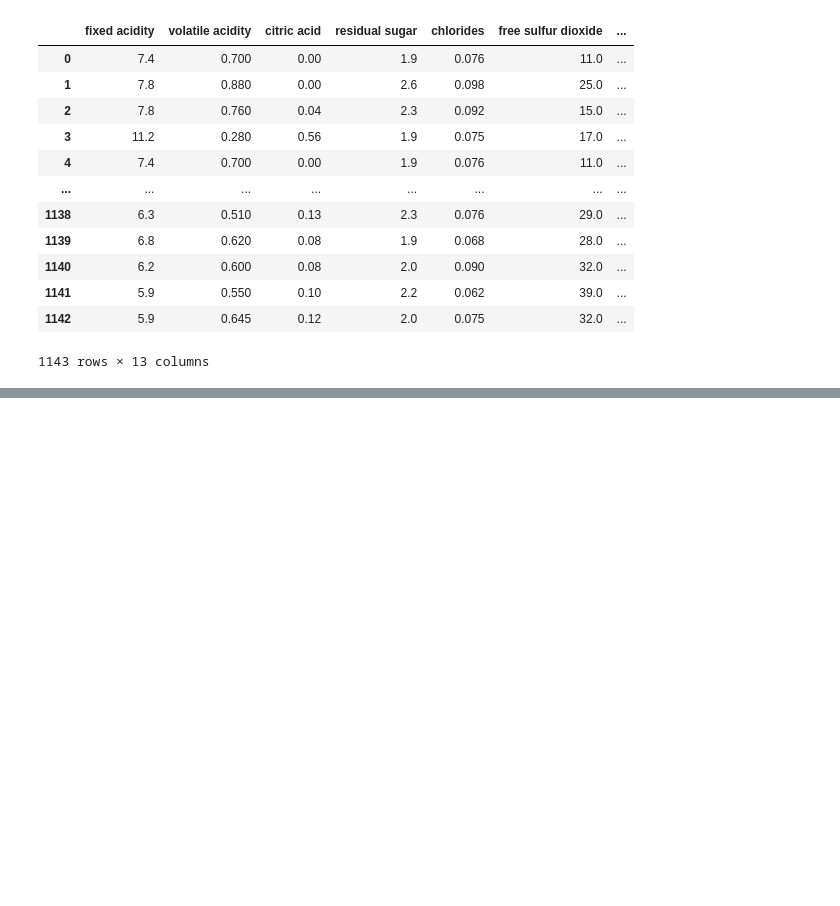
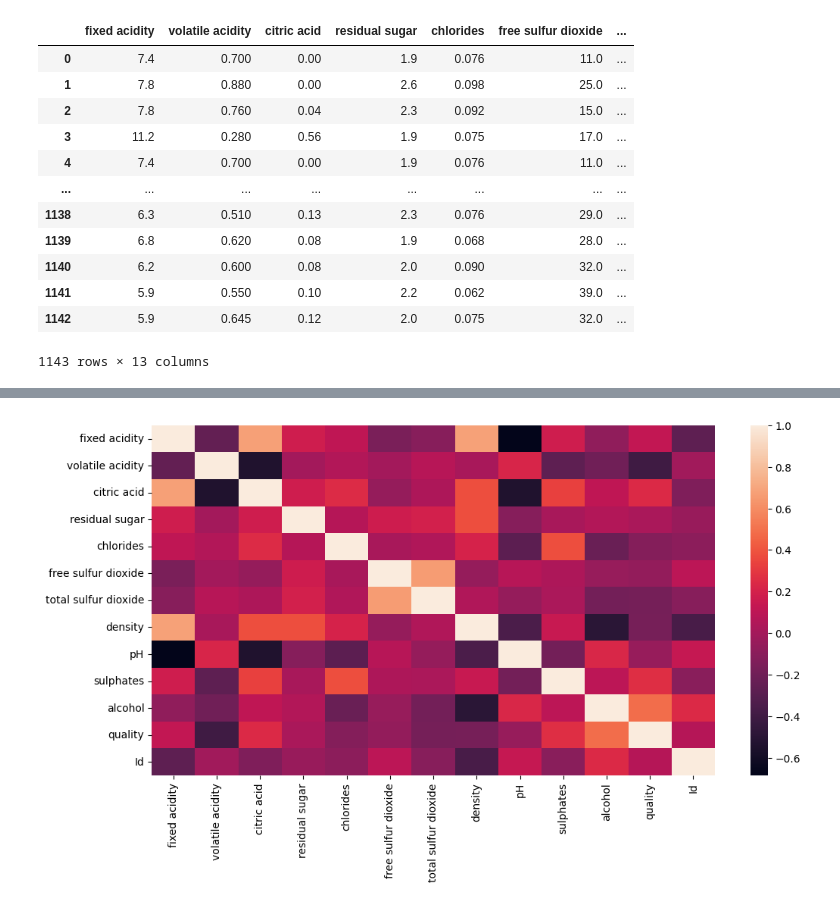
Before and after one commit to dhruvsheh/DJSR-TASKS, a Jupyter notebook: testWINEds.ipynb, the cells around one changed output, grey strips where cells are left out. Cells and saved outputs as stored; diff of their text form; code cells hidden in the pictures; blank space fills up the shorter version.

```diff
--- a/testWINEds.ipynb
+++ b/testWINEds.ipynb
@@ -26,0 +84,6 @@ df
+# %%
+plt.figure(figsize=(12,6))
+sns.heatmap(df.corr())
+plt.show()
+# %% [output]
+[figure, added]
```
Also changed, not shown: parts of 10 cells of this notebook.
